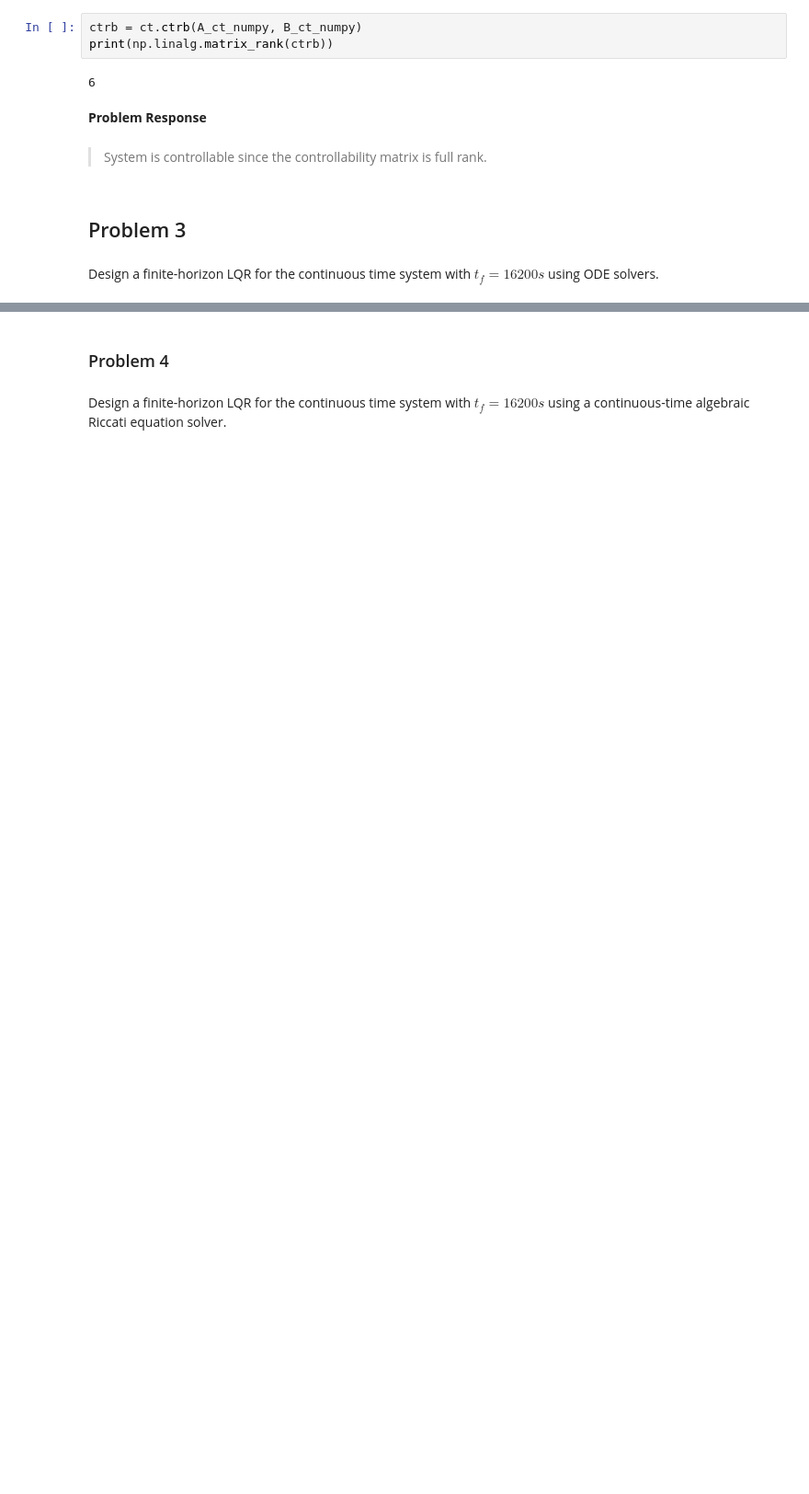
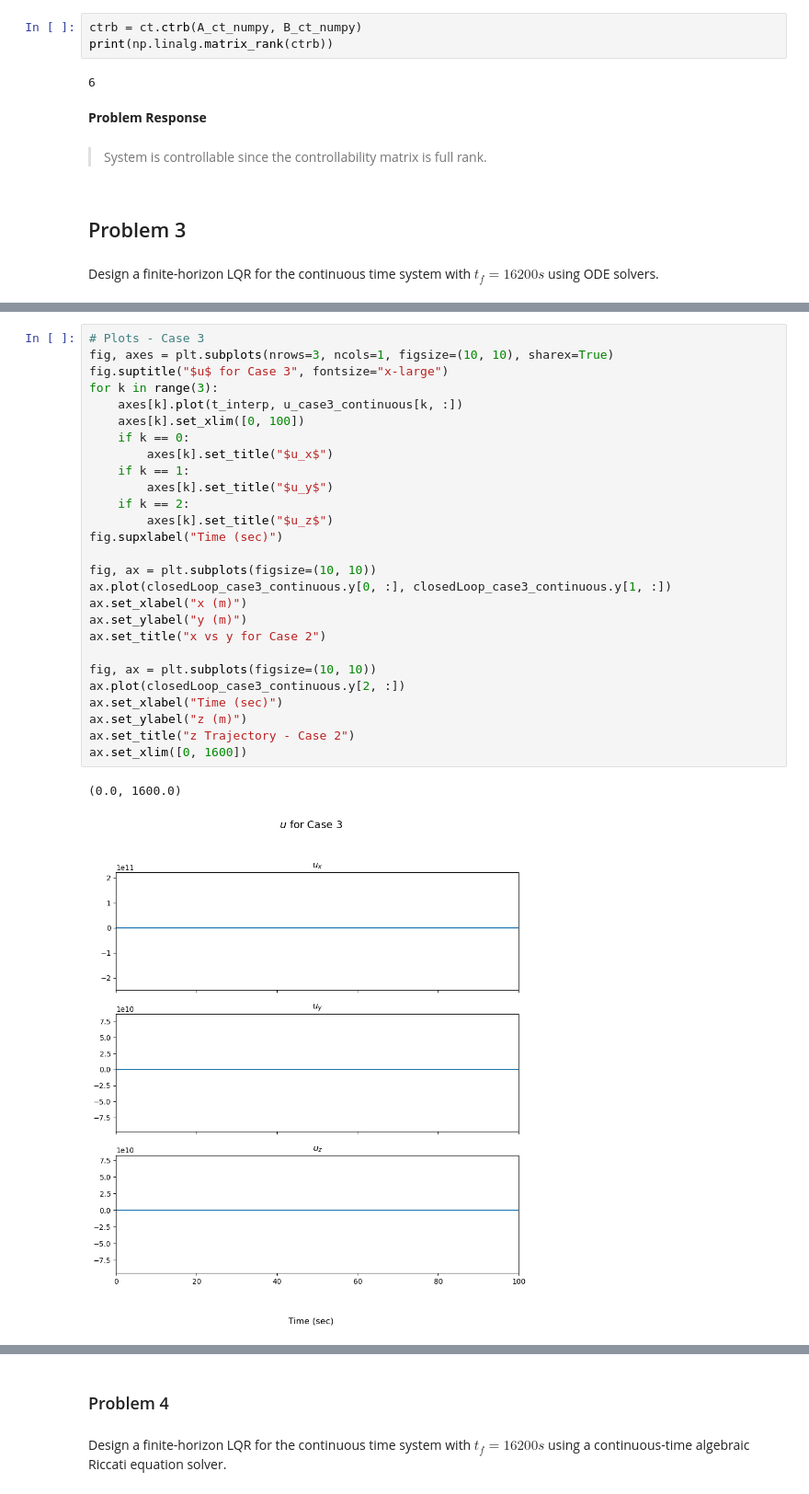
Before and after one commit to benlucke1/aem566, a Jupyter notebook: project1/aem566_project1_main.ipynb, the cells around one changed output, grey strips where cells are left out. Shown at 92% size. Cells and saved outputs as stored; diff of their text form; blank space fills up the shorter version.

```diff
--- a/project1/aem566_project1_main.ipynb
+++ b/project1/aem566_project1_main.ipynb
@@ -214,0 +251,30 @@ def calc_u(Ps, A, R, B, t_solve):
+# %%
+# Plots - Case 3
+fig, axes = plt.subplots(nrows=3, ncols=1, figsize=(10, 10), sharex=True)
+fig.suptitle("$u$ for Case 3", fontsize="x-large")
+for k in range(3):
+    axes[k].plot(t_interp, u_case3_continuous[k, :])
+    axes[k].set_xlim([0, 100])
+    if k == 0:
+        axes[k].set_title("$u_x$")
+    if k == 1:
+        axes[k].set_title("$u_y$")
+    if k == 2:
+        axes[k].set_title("$u_z$")
+fig.supxlabel("Time (sec)")
+
+fig, ax = plt.subplots(figsize=(10, 10))
+ax.plot(closedLoop_case3_continuous.y[0, :], closedLoop_case3_continuous.y[1, :])
+ax.set_xlabel("x (m)")
+ax.set_ylabel("y (m)")
+ax.set_title("x vs y for Case 2")
+
+fig, ax = plt.subplots(figsize=(10, 10))
+ax.plot(closedLoop_case3_continuous.y[2, :])
+ax.set_xlabel("Time (sec)")
+ax.set_ylabel("z (m)")
+ax.set_title("z Trajectory - Case 2")
+ax.set_xlim([0, 1600])
+# %% [output]
+(0.0, 1600.0)
+[figure, added]
```
Also changed, not shown: parts of 44 cells of this notebook.
